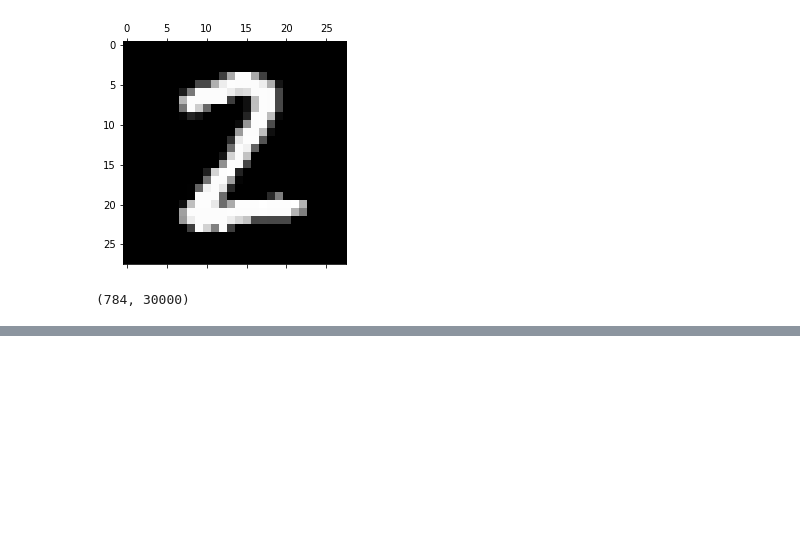
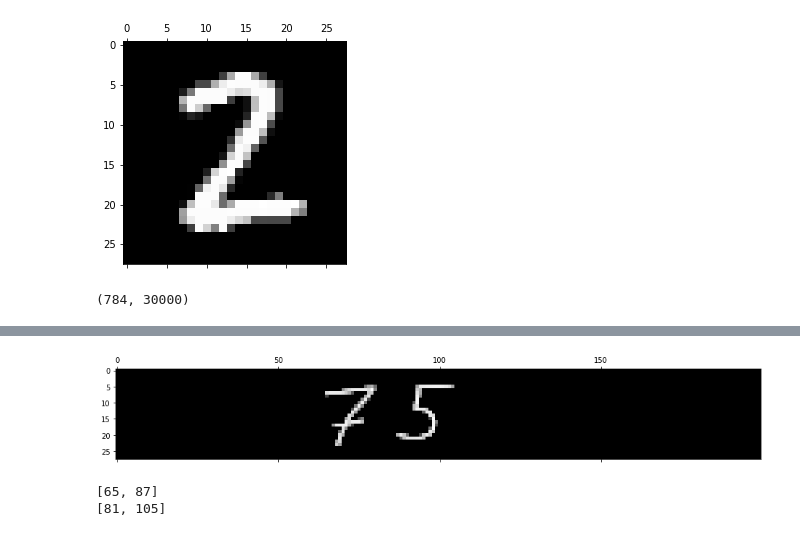
Before and after one commit to SamRCrooks/Classifying-Digits, a Jupyter notebook: DigitClassification.ipynb, the cells around one changed output, grey strips where cells are left out. Drawn from its saved outputs; the diff is of its cells as text; code cells hidden in the pictures; blank space fills up the shorter version.

```diff
--- a/DigitClassification.ipynb
+++ b/DigitClassification.ipynb
@@ -270,0 +301,17 @@ plt.show()
+# %%
+digitA = data[23][1:]  #Gather all pixel values from first data point
+digitB = data[31][1:]
+
+digitA = np.reshape(digitA, (-1, 28)) #Reshape data to 28 by 28 array instead of 784 by 1 array
+digitA = digitA.astype(np.int) #Convert the data into integers from strings
+digitB = np.reshape(digitB, (-1, 28)) #Reshape data to 28 by 28 array instead of 784 by 1 array
+digitB = digitB.astype(np.int) #Convert the data into integers from string
+
+#combined = np.concatenate((digitA,digitB),axis=1)
+combined = displayUserDigit
+combined.shape
+
+plt.matshow(combined, fignum=10,cmap=plt.cm.gray) #Make grayscale representation of digit
+plt.show() #Show grayscale representation of digit
+# %% [output]
+[figure, added]
@@ -270,0 +326,15 @@ plt.show()
+# %%
+lefts = []
+rights = []
+for i in range(sums.shape[0]-1):
+    first = sums[i]
+    second = sums[i+1]
+    if (first == 0 and second > 0):
+       lefts.append(i+1)
+    if (first >0 and second == 0):
+       rights.append(i+1)
+print(lefts)
+print(rights)
+# %% [output]
+[65, 87]
+[81, 105]
```
Also changed, not shown: parts of 13 cells of this notebook.
